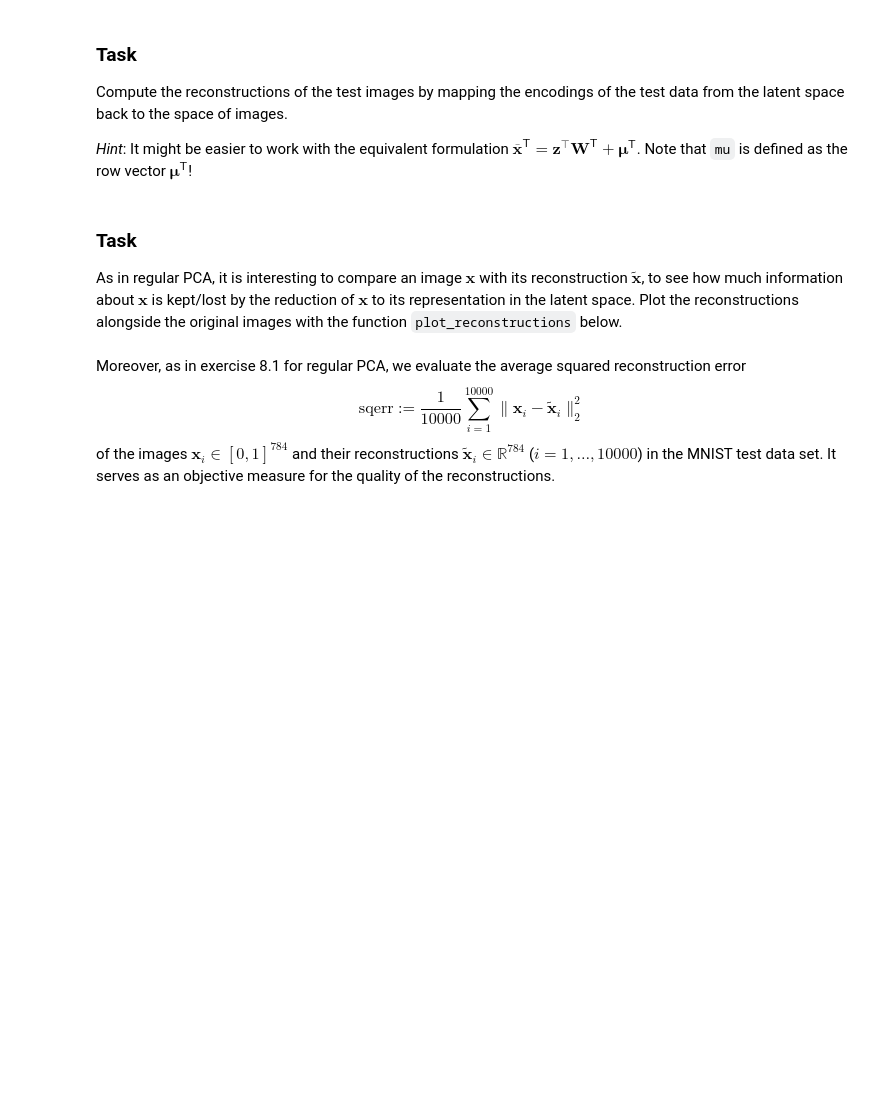
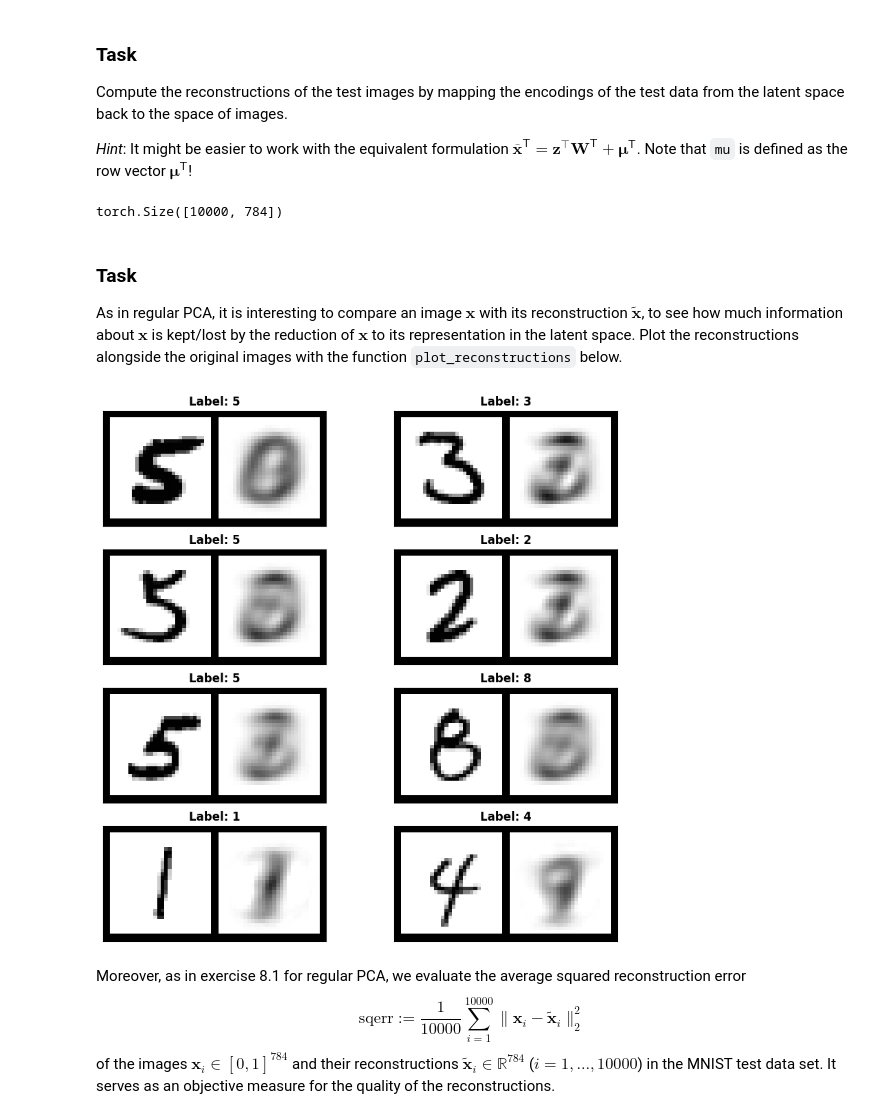
Before and after one commit to the-paulbear/the-paulbear, a Jupyter notebook: lab/PPCA.ipynb, the cells around one changed output. Drawn from its saved outputs; the diff is of its cells as text; code cells hidden in the pictures; blank space fills up the shorter version.

```diff
--- a/lab/PPCA.ipynb
+++ b/lab/PPCA.ipynb
@@ -375,6 +375,14 @@ of the normal distribution as representative decoding. Of course, alternatively
 Compute the reconstructions of the test images by mapping the encodings of the test data from the latent space back to the space of images.
 
 *Hint*: It might be easier to work with the equivalent formulation $\overline{\mathbf{x}}^\mathsf{T} = \mathbf{z}^\intercal \mathbf{W}^\mathsf{T} + \boldsymbol{\mu}^\mathsf{T}$. Note that `mu` is defined as the row vector $\boldsymbol{\mu}^\mathsf{T}$!
+# %%
+# Reconstruct the test images from their encodings
+test_reconstructions = test_encodings.mm(W.t()) + mu
+
+# Check the dimensions
+print(test_reconstructions.shape)
+# %% [output]
+torch.Size([10000, 784])
 # %% [markdown]
 ### Task
 
@@ -406,6 +414,17 @@ def plot_reconstructions(originals, reconstructions, labels, num_rows=4, num_col
         ax.imshow(grid, vmin=0.0, vmax=1.0, cmap='gray_r')
 
     return fig
+# %%
+# Plot original test images alongside their reconstructions
+fig = plot_reconstructions(
+    test_images,
+    test_reconstructions,
+    test_labels
+)
+
+plt.show()
+# %% [output]
+[figure, added]
 # %% [markdown]
 Moreover, as in exercise 8.1 for regular PCA, we evaluate the average squared reconstruction error
 \begin{equation*}
```
Also changed, not shown: parts of 5 cells of this notebook.
